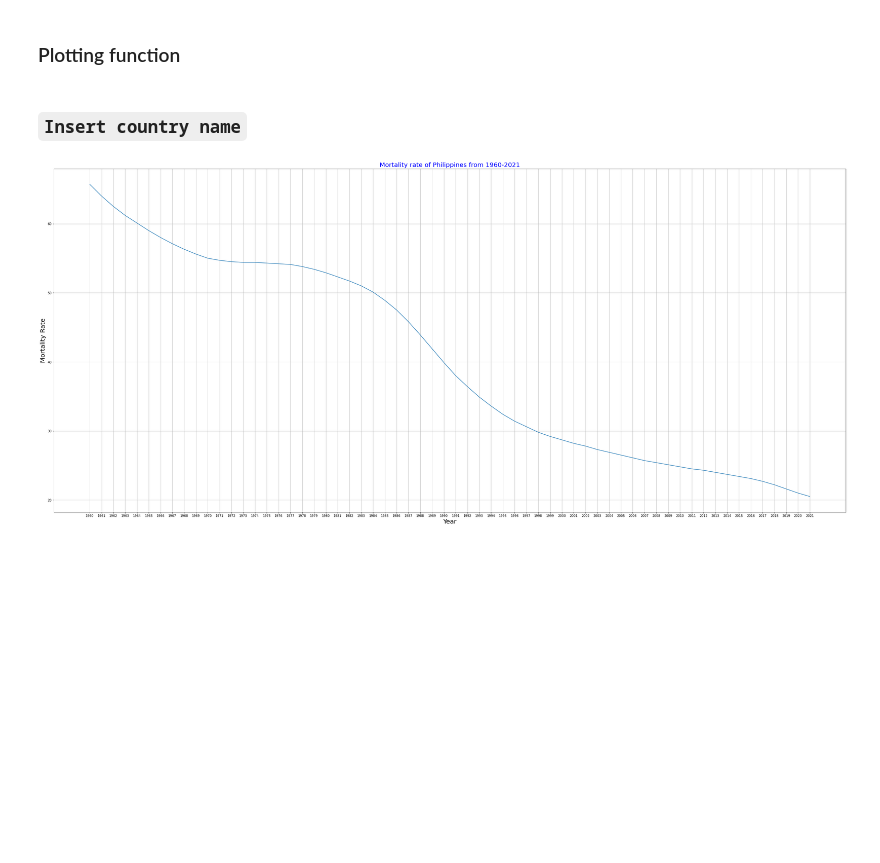
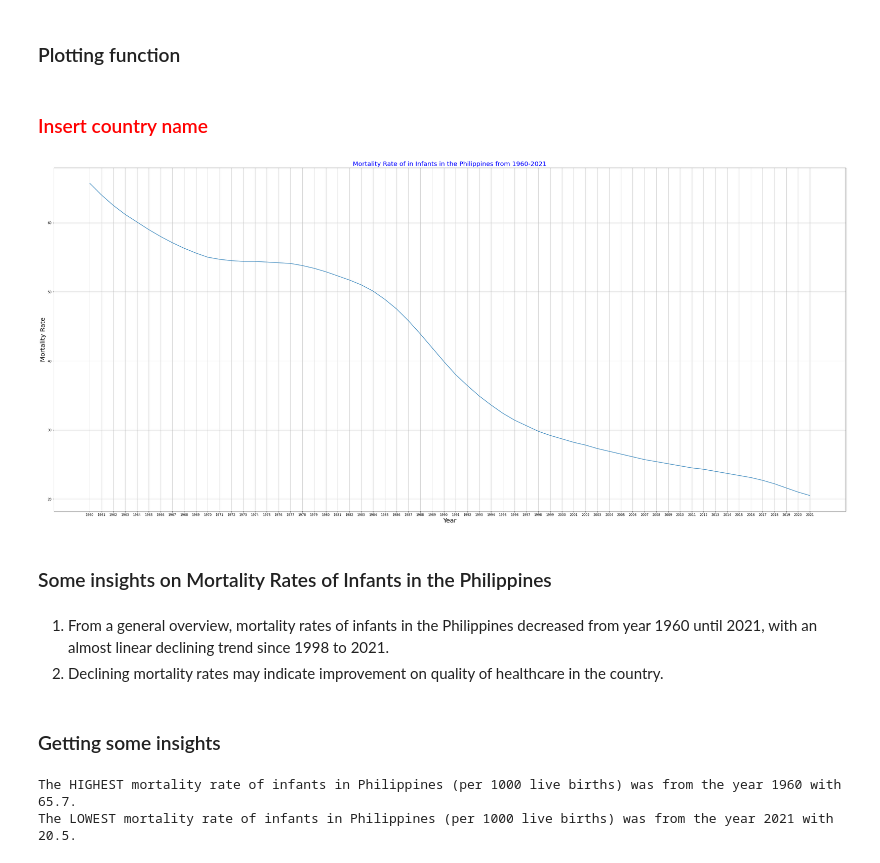
Before and after one commit to yourstrulyhb/Descriptive-Analysis-on-the-Mortality-Rate-of-Infants-Dataset, a Jupyter notebook: Mortality Rate of Infants (Data Visualization).ipynb, the cells around one changed output. Saved outputs shown, nothing was run; the diff lists cells and outputs as text; code cells hidden in the pictures; blank space fills up the shorter version.

Commit message:
Added few insights on visualization results.

```diff
--- a/Mortality Rate of Infants (Data Visualization).ipynb
+++ b/Mortality Rate of Infants (Data Visualization).ipynb
@@ -122,7 +111,7 @@ def plot_mortality_rates(country_name='Australia'): # Case sensitive
 
         # Plotting figures
         plt.figure(figsize=(45,20))
-        plt.title(f'Mortality rate of {country_name} from 1960-2021', fontsize=20, color='blue')
+        plt.title(f'Mortality Rate of in Infants in the {country_name.capitalize()} from 1960-2021', fontsize=20, color='blue')
         plt.ylabel('Mortality Rate', fontsize=20)
         plt.xlabel('Year', fontsize=20)
         plt.plot(years, mortality_rate_country_z.values.tolist()[0])
@@ -132,8 +121,38 @@ def plot_mortality_rates(country_name='Australia'): # Case sensitive
     else:
         return "No record found."
 # %% [markdown]
-### `Insert country name`
+<h3 style='color: red'> Insert country name </h3>
-# %%
-plot_mortality_rates('Philippines')
-# %% [output]
-[figure, removed]
+# %%
+country_name = 'Philippines' #Replace country name between apostrophes
+plot_mortality_rates(country_name)
+# %% [output]
+[figure, added]
+# %% [markdown]
+### Some insights on Mortality Rates of Infants in the Philippines
+# %% [markdown]
+<ol>
+  <li>From a general overview, mortality rates of infants in the Philippines decreased from year 1960 until 2021, with an almost linear declining trend since 1998 to 2021.</li>
+  <li>Declining mortality rates may indicate improvement on quality of healthcare in the country.</li>
+</ol>
+# %% [markdown]
+### Getting some insights
+# %%
+country_name = 'Philippines'
+def get_insights(country_name):
+    mortality_rate_country_z = mortality_rates_per_country.loc[mortality_rates_per_country["Country Name"] == country_name]
+
+    # Dropping qualitative columns
+    mortality_rate_country_z = mortality_rate_country_z.drop(columns=['Country Name', 'Country Code', 'Indicator Name', 'Indicator Code'], axis=1)
+
+    max_val = mortality_rate_country_z.max(axis=1).values[0]
+    idx_max = mortality_rate_country_z.idxmax(axis=1).values[0]
+    min_val = mortality_rate_country_z.min(axis=1).values[0]
+    idx_min = mortality_rate_country_z.idxmin(axis=1).values[0]
+
+    print(f'The HIGHEST mortality rate of infants in {country_name} (per 1000 live births) was from the year {idx_max} with {max_val}.')
+    print(f'The LOWEST mortality rate of infants in {country_name} (per 1000 live births) was from the year {idx_min} with {min_val}.')
+
+get_insights(country_name)
+# %% [output]
+The HIGHEST mortality rate of infants in Philippines (per 1000 live births) was from the year 1960 with 65.7.
+The LOWEST mortality rate of infants in Philippines (per 1000 live births) was from the year 2021 with 20.5.
```
Also changed, not shown: parts of 5 cells of this notebook.
